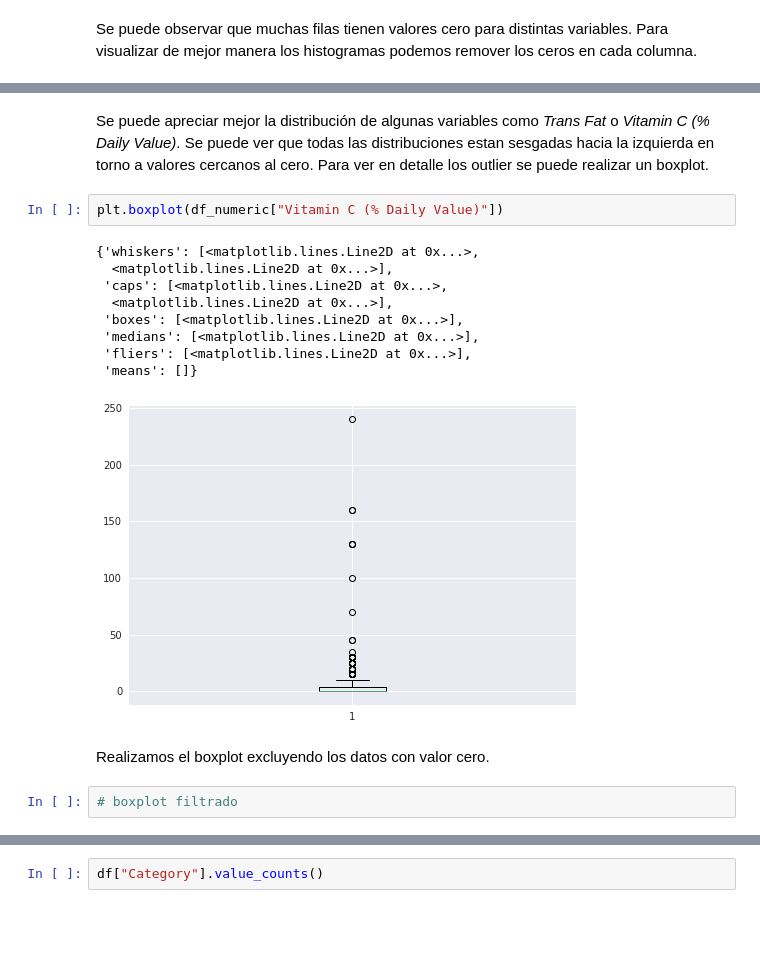
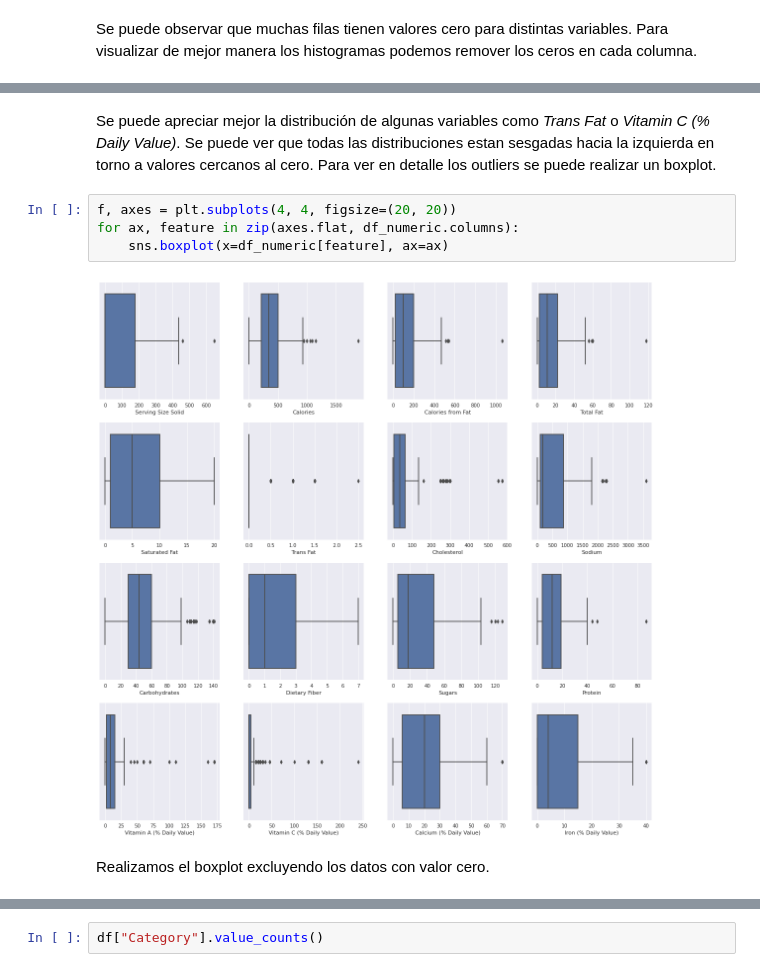
Before and after one commit to achurichi/CEIA-analisis_de_datos, a Jupyter notebook: TP_final/tp.ipynb, the cells around one changed output, grey strips where cells are left out. Drawn from its saved outputs; the diff is of its cells as text; blank space fills up the shorter version.

Commit message:
Add boxplot

```diff
--- a/TP_final/tp.ipynb
+++ b/TP_final/tp.ipynb
@@ -181,18 +183,10 @@ for ax, feature in zip(axes.flat, df_numeric.columns):
 # %% [markdown]
-Se puede apreciar mejor la distribución de algunas variables como *Trans Fat* o *Vitamin C (% Daily Value)*. Se puede ver que todas las distribuciones estan sesgadas hacia la izquierda en torno a valores cercanos al cero. Para ver en detalle los outlier se puede realizar un boxplot.
+Se puede apreciar mejor la distribución de algunas variables como *Trans Fat* o *Vitamin C (% Daily Value)*. Se puede ver que todas las distribuciones estan sesgadas hacia la izquierda en torno a valores cercanos al cero. Para ver en detalle los outliers se puede realizar un boxplot.
-# %%
-plt.boxplot(df_numeric["Vitamin C (% Daily Value)"])
-# %% [output]
-{'whiskers': [<matplotlib.lines.Line2D at 0x...>,
-  <matplotlib.lines.Line2D at 0x...>],
- 'caps': [<matplotlib.lines.Line2D at 0x...>,
-  <matplotlib.lines.Line2D at 0x...>],
- 'boxes': [<matplotlib.lines.Line2D at 0x...>],
- 'medians': [<matplotlib.lines.Line2D at 0x...>],
- 'fliers': [<matplotlib.lines.Line2D at 0x...>],
- 'means': []}
-[figure, removed]
+# %%
+f, axes = plt.subplots(4, 4, figsize=(20, 20))
+for ax, feature in zip(axes.flat, df_numeric.columns):
+    sns.boxplot(x=df_numeric[feature], ax=ax)
+# %% [output]
+[figure, added]
 # %% [markdown]
 Realizamos el boxplot excluyendo los datos con valor cero.
-# %%
-# boxplot filtrado
```
Also changed, not shown: parts of 19 cells of this notebook.
